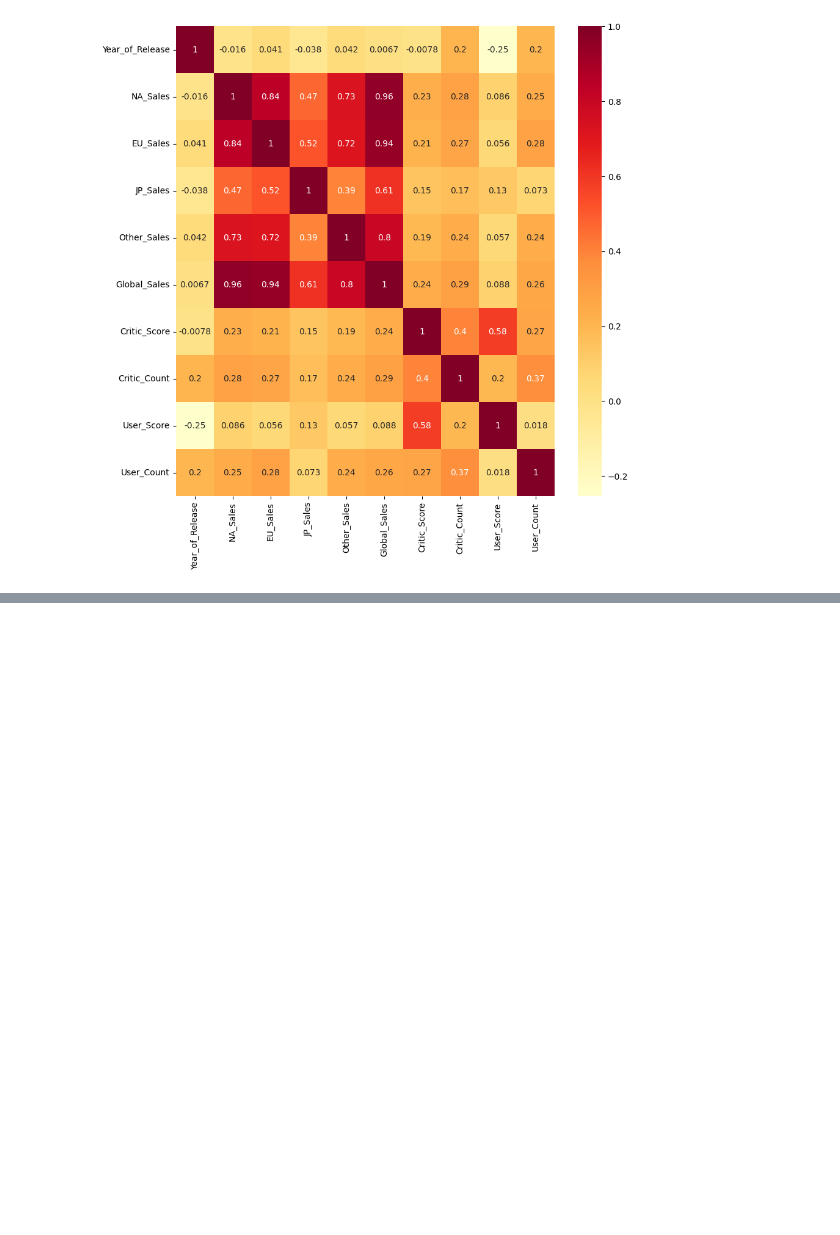
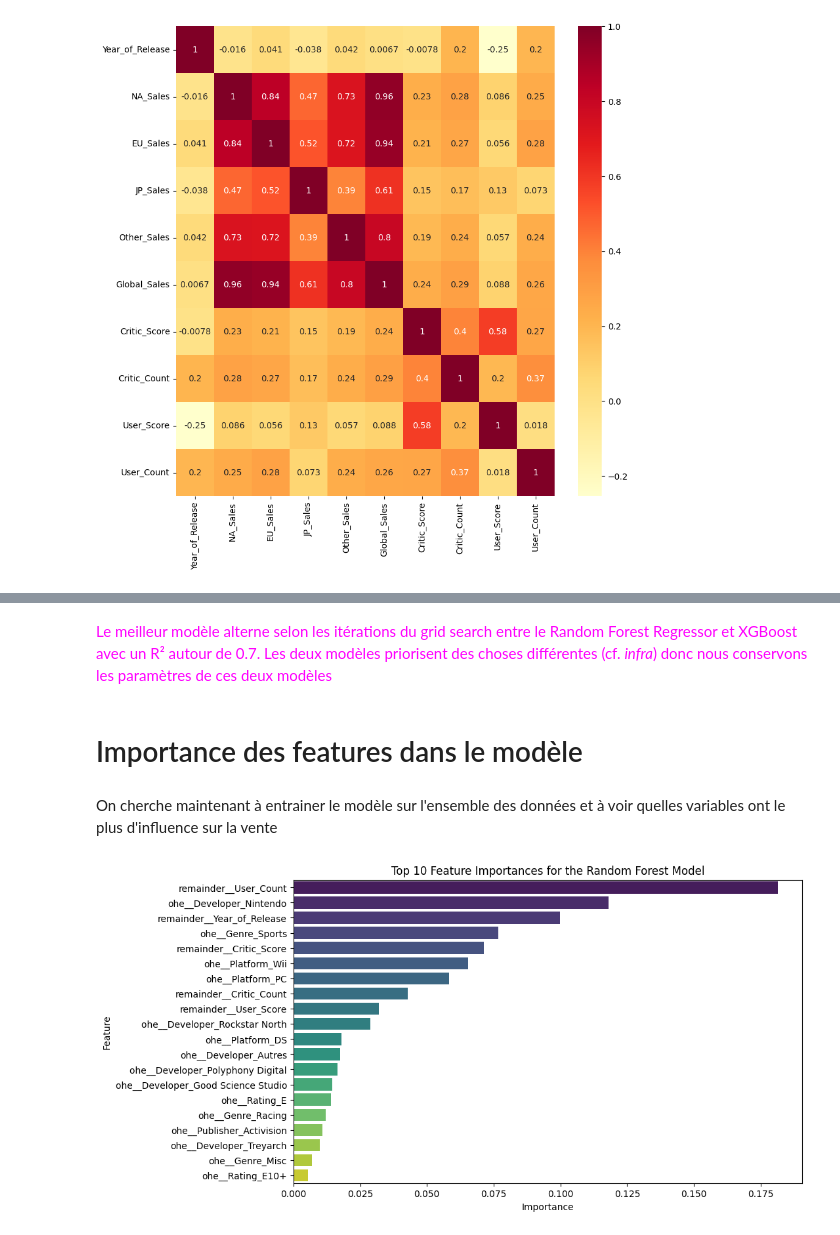
Before and after one commit to Froeuhouai/Dm_Prog_regression_classification_deep, a Jupyter notebook: AUGUSTIN_KABECHE_regression.ipynb, the cells around one changed output, grey strips where cells are left out. Drawn from its saved outputs; the diff is of its cells as text; code cells hidden in the pictures; blank space fills up the shorter version.

```diff
--- a/AUGUSTIN_KABECHE_regression.ipynb
+++ b/AUGUSTIN_KABECHE_regression.ipynb
@@ -120,6 +166,6 @@ User_Score et Critic_Score sont aussi assez corrélées, un bon jeu sera souvent
 # %%
 #On supprime du jeu de données les ventes par régions. On supprime aussi le nom des jeux qui est une donnée inutisable
-df.drop(['Global_Sales','NA_Sales','EU_Sales','JP_Sales',"Other_Sales","Name"], axis=1,inplace=True)
+df.drop(['NA_Sales','EU_Sales','JP_Sales',"Other_Sales","Name"], axis=1,inplace=True)
 # %%
 # Somme cumulative des ventes par année
 sales_by_publisher = df.groupby('Publisher')['Global_Sales'].sum().sort_values(ascending=False)
@@ -203,2 +203,0 @@ KeyError: "['remainder__NA_Sales', 'remainder__EU_Sales', 'remainder__JP_Sales',
-# %%
-df_ohe=df_ohe.drop('remainder__Name', axis=1)
@@ -235,0 +204,6 @@ Features selected by RFE: Index(['remainder__Year_of_Release', 'remainder__NA_Sa
+# %%
+# Prepare the data
+X = df_ohe.drop(['remainder__Global_Sales'], axis=1)
+y = df_ohe['remainder__Global_Sales']
+
+X_train, X_test, y_train, y_test = train_test_split(X, y, test_size=0.2)
@@ -235,0 +277,29 @@ Features selected by RFE: Index(['remainder__Year_of_Release', 'remainder__NA_Sa
+# %% [markdown]
+<span style="color:magenta">Le meilleur modèle alterne selon les itérations du grid search entre le Random Forest Regressor et XGBoost avec un R² autour de 0.7. Les deux modèles priorisent des choses différentes (cf. *infra*) donc nous conservons les paramètres de ces deux modèles</span>
+# %% [markdown]
+# Importance des features dans le modèle
+# %% [markdown]
+On cherche maintenant à entrainer le modèle sur l'ensemble des données et à voir quelles variables ont le plus d'influence sur la vente
+# %%
+best_rf=RandomForestRegressor(**params_rf)
+best_xgb=xgb.XGBRegressor(**params_xgb)
+best_rf.fit(X,y)
+best_xgb.fit(X,y)
+importances_rf = best_rf.feature_importances_
+importance_rf_df = pd.DataFrame({"feature": X_train.columns, "importance": importances_rf})
+importance_rf_df = importance_rf_df.sort_values(by="importance", ascending=False)
+
+importances_xgb = best_xgb.feature_importances_
+importance_xgb_df = pd.DataFrame({"feature": X_train.columns, "importance": importances_xgb})
+importance_xgb_df=importance_xgb_df.sort_values(by="importance", ascending=False)
+# %%
+top_10_features_rf = importance_rf_df.head(20)
+top_10_features_xgb=importance_xgb_df.head(20)
+plt.figure(figsize=(10, 6))
+sns.barplot(x="importance", y="feature", data=top_10_features_rf, palette="viridis")
+plt.title("Top 10 Feature Importances for the Random Forest Model")
+plt.xlabel("Importance")
+plt.ylabel("Feature")
+plt.show()
+# %% [output]
+[figure, added]
```
Also changed, not shown: parts of 22 cells of this notebook, 2 other files.
